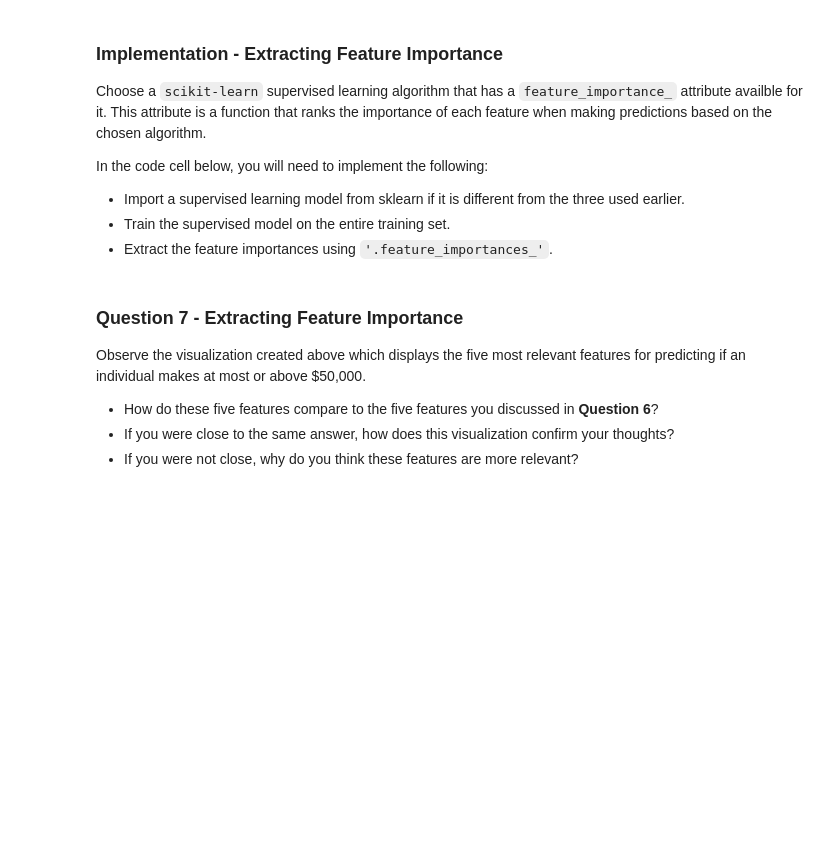
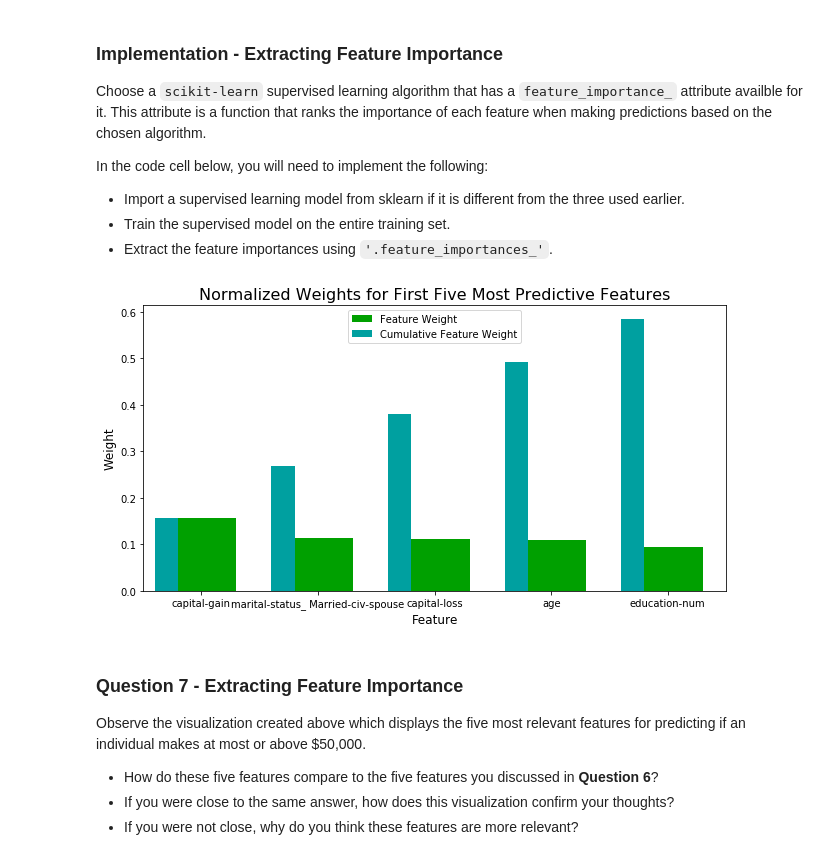
Before and after one commit to wonderlives/machine-learning, a Jupyter notebook: projects/finding_donors/finding_donors.ipynb, the cells around one changed output. Cells and saved outputs as stored; diff of their text form; code cells hidden in the pictures; blank space fills up the shorter version.

```diff
--- a/projects/finding_donors/finding_donors.ipynb
+++ b/projects/finding_donors/finding_donors.ipynb
@@ -428,23 +650,25 @@ Fine tune the chosen model. Use grid search (`GridSearchCV`) with at least one i
 
 **Note:** Depending on the algorithm chosen and the parameter list, the following implementation may take some time to run!
 # %%
-# TODO: Import 'GridSearchCV', 'make_scorer', and any other necessary libraries
+# Import 'GridSearchCV', 'make_scorer', and any other necessary libraries
+from sklearn.model_selection import GridSearchCV
+from sklearn.metrics import fbeta_score, make_scorer
 
-# TODO: Initialize the classifier
-clf = None
+# Initialize the classifier
+clf = GradientBoostingClassifier(random_state=0)
 
-# TODO: Create the parameters list you wish to tune, using a dictionary if needed.
+# Create the parameters list you wish to tune, using a dictionary if needed.
 # HINT: parameters = {'parameter_1': [value1, value2], 'parameter_2': [value1, value2]}
-parameters = None
+parameters = {'loss':['deviance','exponential'], 'max_depth':[3,5,7], 'n_estimators':[100,300]}
 
-# TODO: Make an fbeta_score scoring object using make_scorer()
-scorer = None
+# Make an fbeta_score scoring object using make_scorer()
+scorer = make_scorer(fbeta_score,beta = 0.5)
 
-# TODO: Perform grid search on the classifier using 'scorer' as the scoring method using GridSearchCV()
-grid_obj = None
+# Perform grid search on the classifier using 'scorer' as the scoring method using GridSearchCV()
+grid_obj = GridSearchCV(clf, parameters,scoring=scorer)
 
 # TODO: Fit the grid search object to the training data and find the optimal parameters using fit()
-grid_fit = None
+grid_fit = grid_obj.fit(X_train, y_train)
 
 # Get the estimator
 best_clf = grid_fit.best_estimator_
@@ -499,16 +749,18 @@ In the code cell below, you will need to implement the following:
  - Extract the feature importances using `'.feature_importances_'`.
 # %%
 # TODO: Import a supervised learning model that has 'feature_importances_'
-
+# We will just use the one shown as the best model.
 
 # TODO: Train the supervised model on the training set using .fit(X_train, y_train)
-model = None
+model = best_clf
 
-# TODO: Extract the feature importances using .feature_importances_
-importances = None
+# Extract the feature importances using .feature_importances_
+importances = model.feature_importances_
 
 # Plot
 vs.feature_plot(importances, X_train, y_train)
+# %% [output]
+[figure, added]
 # %% [markdown]
 ### Question 7 - Extracting Feature Importance
 
```
Also changed, not shown: parts of 29 cells of this notebook, 2 other files.
